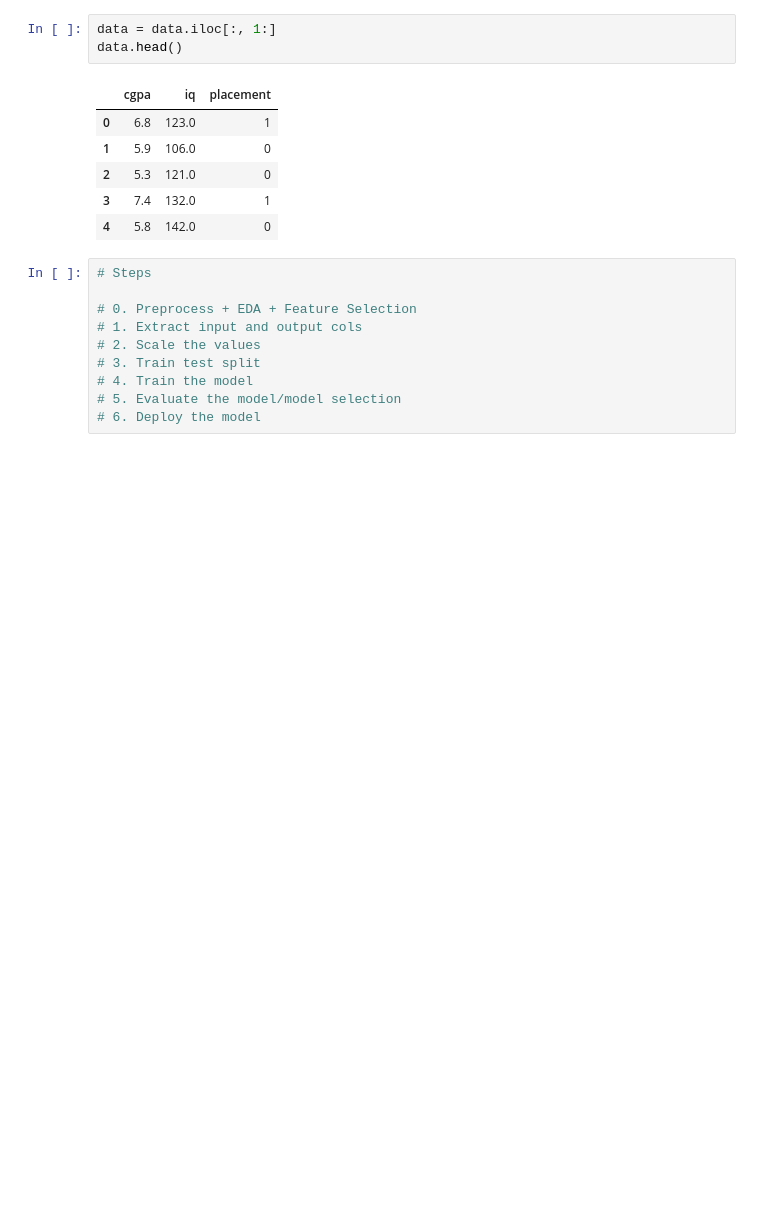
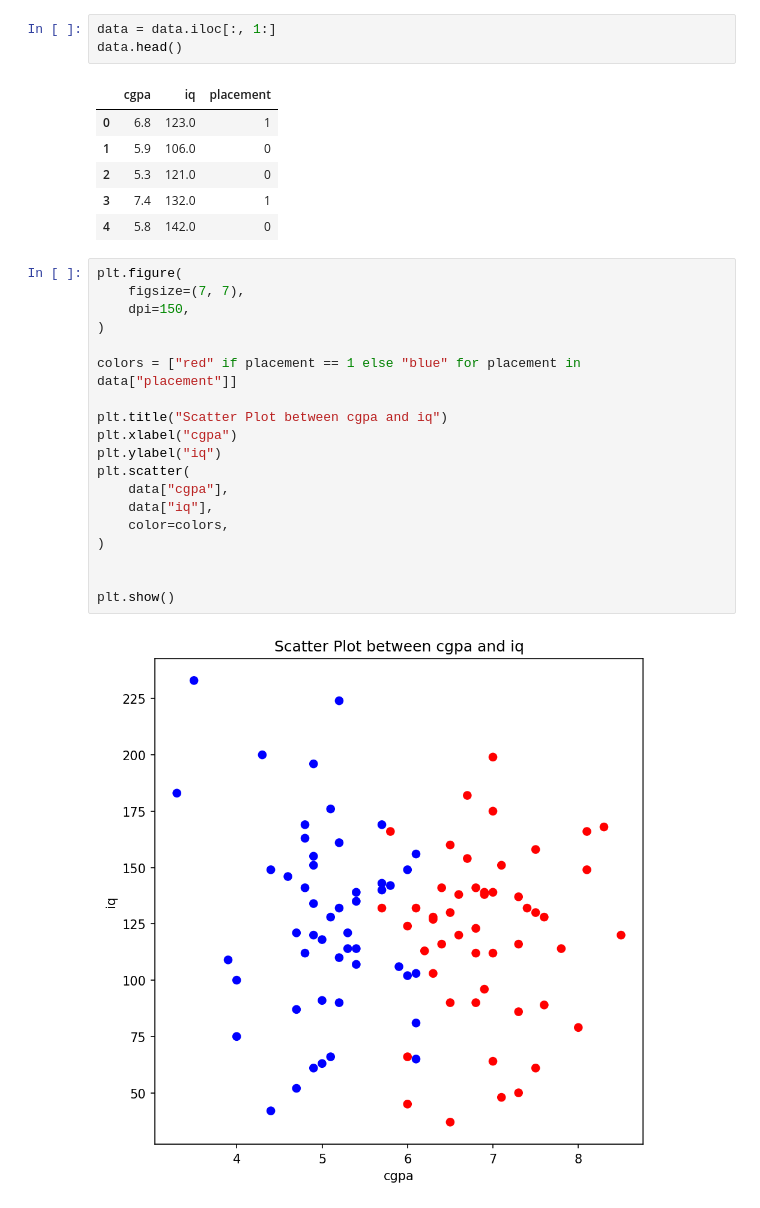
Before and after one commit to AmritCodes-7/100-Concepts-of-ML, a Jupyter notebook: Concept_10/end_to_end.ipynb, the cells around one changed output. Cells and saved outputs as stored; diff of their text form; blank space fills up the shorter version.

Commit message:
Model Training

```diff
--- a/Concept_10/end_to_end.ipynb
+++ b/Concept_10/end_to_end.ipynb
@@ -25,13 +37,24 @@ data.head()
 | 2 | 5.3 | 121.0 | 0 |
 | 3 | 7.4 | 132.0 | 1 |
 | 4 | 5.8 | 142.0 | 0 |
-# %%
-# Steps
-
-# 0. Preprocess + EDA + Feature Selection
-# 1. Extract input and output cols
-# 2. Scale the values
-# 3. Train test split
-# 4. Train the model
-# 5. Evaluate the model/model selection
-# 6. Deploy the model
+# %%
+plt.figure(
+    figsize=(7, 7),
+    dpi=150,
+)
+
+colors = ["red" if placement == 1 else "blue" for placement in data["placement"]]
+
+plt.title("Scatter Plot between cgpa and iq")
+plt.xlabel("cgpa")
+plt.ylabel("iq")
+plt.scatter(
+    data["cgpa"],
+    data["iq"],
+    color=colors,
+)
+
+
+plt.show()
+# %% [output]
+[figure, added]
```
Also changed, not shown: parts of 27 cells of this notebook.
